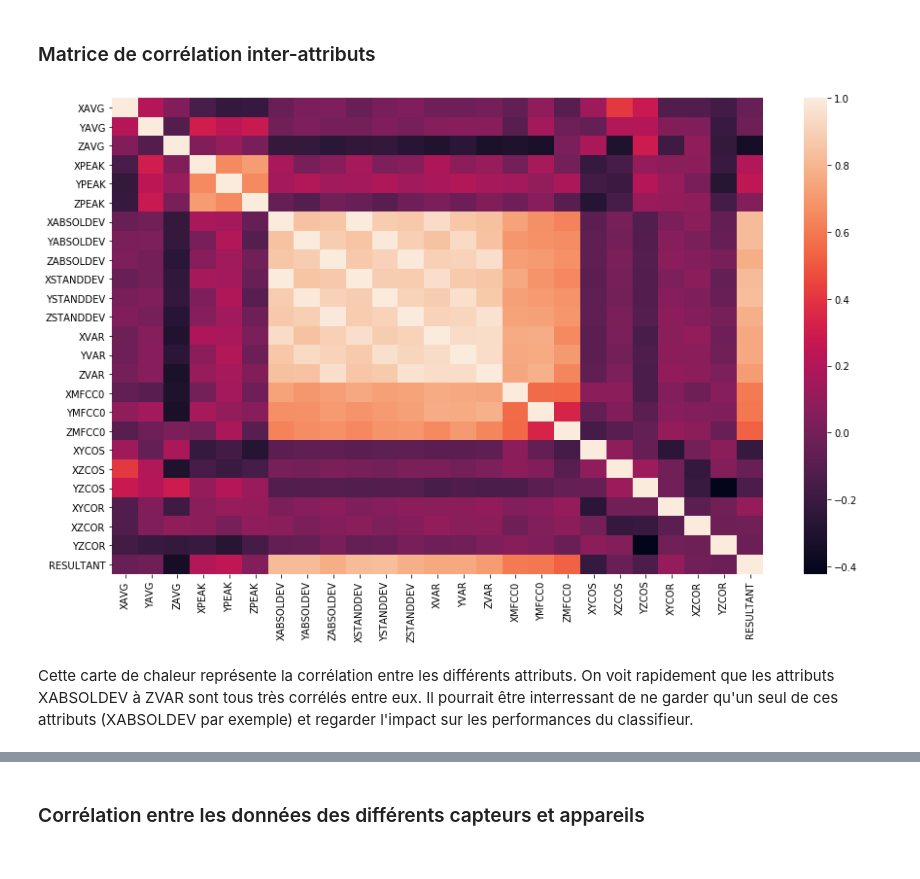
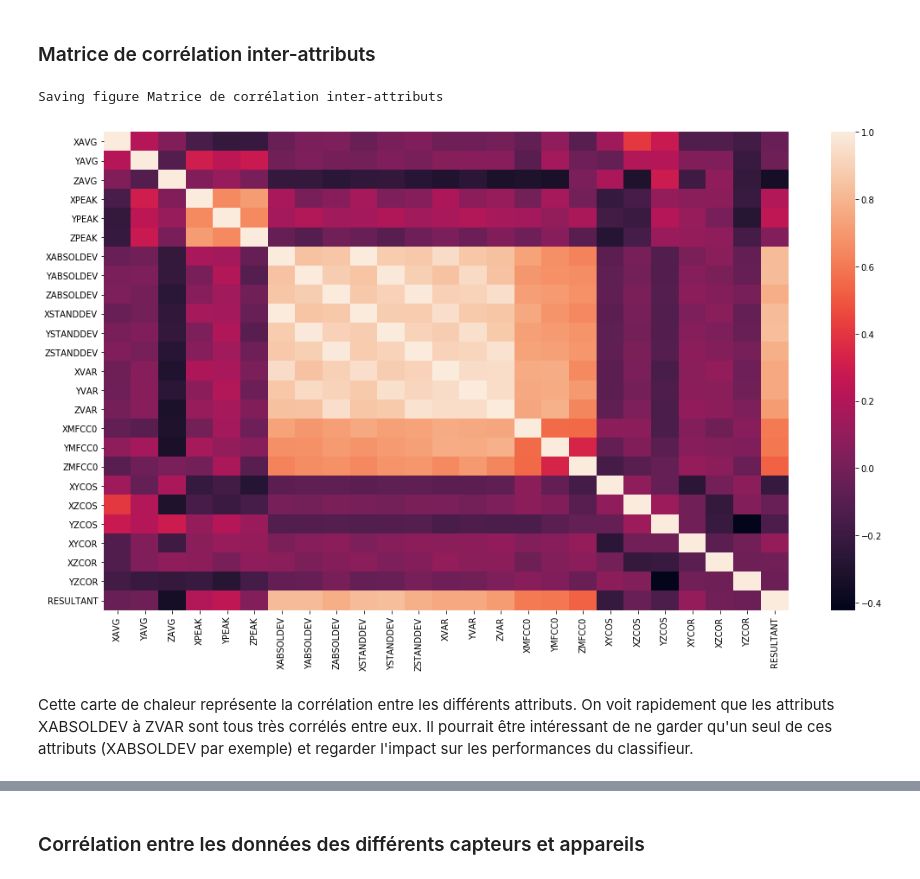
Before and after one commit to BaptisteSaintArnoult/human-activity-recognition, a Jupyter notebook: personal_model_Baptiste.ipynb, the cells around one changed output, grey strips where cells are left out. Drawn from its saved outputs; the diff is of its cells as text; code cells hidden in the pictures.

```diff
--- a/personal_model_Baptiste.ipynb
+++ b/personal_model_Baptiste.ipynb
@@ -34,7 +34,7 @@ import matplotlib.pyplot as plt
 
 # Where to save the figures
 PROJECT_ROOT_DIR = "."
-CHAPTER_ID = "end_to_end_project"
+CHAPTER_ID = "personal_model"
 IMAGES_PATH = os.path.join(PROJECT_ROOT_DIR, "images", CHAPTER_ID)
 os.makedirs(IMAGES_PATH, exist_ok=True)
 
@@ -396 +412,10 @@ Les X{6-9}, Y{6-9} et Z{6-9} n'ont que très peu, voir pas, de dispersions et il
+# %%
+t1=['XMFCC','YMFCC','ZMFCC']
+attributes1=[e+str(i) for e in t1 for i in range (1,13)]
+not_relevant_features = {}
+not_relevant_features["similar"]=attributes1
+
+t2=['X','Y','Z']
+attributes2=[e+str(i) for e in t2 for i in range (6,10)]
+not_relevant_features["low_variance"]=attributes2
 # %% [markdown]
@@ -398,12 +423,7 @@ Les X{6-9}, Y{6-9} et Z{6-9} n'ont que très peu, voir pas, de dispersions et il
-# %%
-elements1=['XMFCC','YMFCC','ZMFCC']
-elements2=['X','Y','Z']
-
-attributes2=[e+str(i) for e in elements1 for i in range (1,13)] + [e+str(i) for e in elements2 for i in range (0,10)]
-
-reducedSubjects_phone_accel = subjects_phone_accel.drop(attributes2, axis=1)
 # %%
-reducedSubjects_phone_accel.hist(bins = 25, figsize=(30,30))
-#save_fig("attribute_histogram_plots")
+attributes_to_drop=attributes1+attributes2
+reducedSubjects_phone_accel1 = subjects_phone_accel.drop(attributes_to_drop, axis=1)
+reducedSubjects_phone_accel1.hist(bins = 25, figsize=(30,30))
+save_fig("Histogramme des données réduit 1")
 plt.show()
 # %% [output]
@@ -413,11 +434,15 @@ plt.show()
 # %%
 fig, ax = plt.subplots(figsize=(15,9))
 sns.color_palette("hls", 8)
-heat_map = sns.heatmap(reducedSubjects_phone_accel.corr())
+heat_map = sns.heatmap(reducedSubjects_phone_accel1.corr())
+
+save_fig("Matrice de corrélation inter-attributs")
+
 plt.show()
 # %% [output]
+Saving figure Matrice de corrélation inter-attributs
-[figure, old version]
+[figure, new version]
 # %% [markdown]
-Cette carte de chaleur représente la corrélation entre les différents attributs. On voit rapidement que les attributs XABSOLDEV à ZVAR sont tous très corrélés entre eux. Il pourrait être interressant de ne garder qu'un seul de ces attributs (XABSOLDEV par exemple) et regarder l'impact sur les performances du classifieur.
+Cette carte de chaleur représente la corrélation entre les différents attributs. On voit rapidement que les attributs XABSOLDEV à ZVAR sont tous très corrélés entre eux. Il pourrait être intéressant de ne garder qu'un seul de ces attributs (XABSOLDEV par exemple) et regarder l'impact sur les performances du classifieur.
 # %%
 attributes3=['YABSOLDEV','ZABSOLDEV','XSTANDDEV','YSTANDDEV','ZSTANDDEV','XVAR','YVAR','ZVAR']
```
Also changed, not shown: parts of 31 cells of this notebook.
